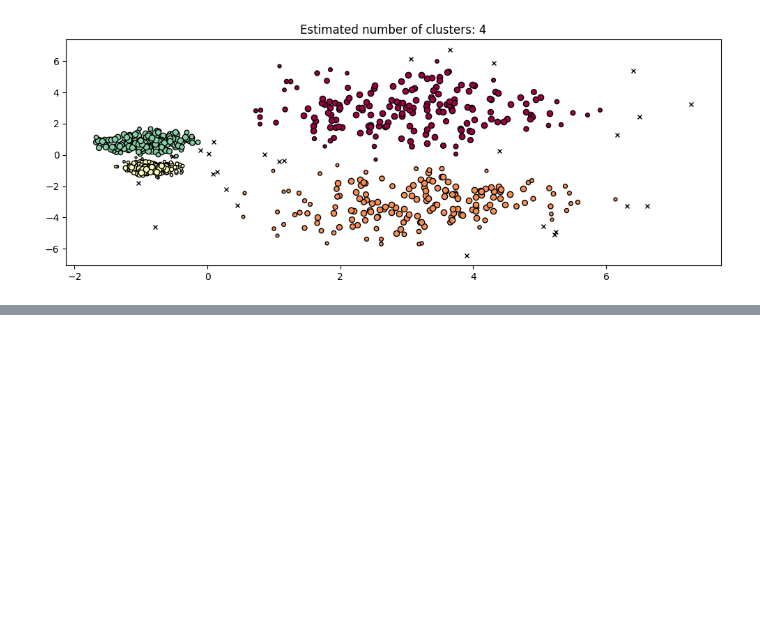
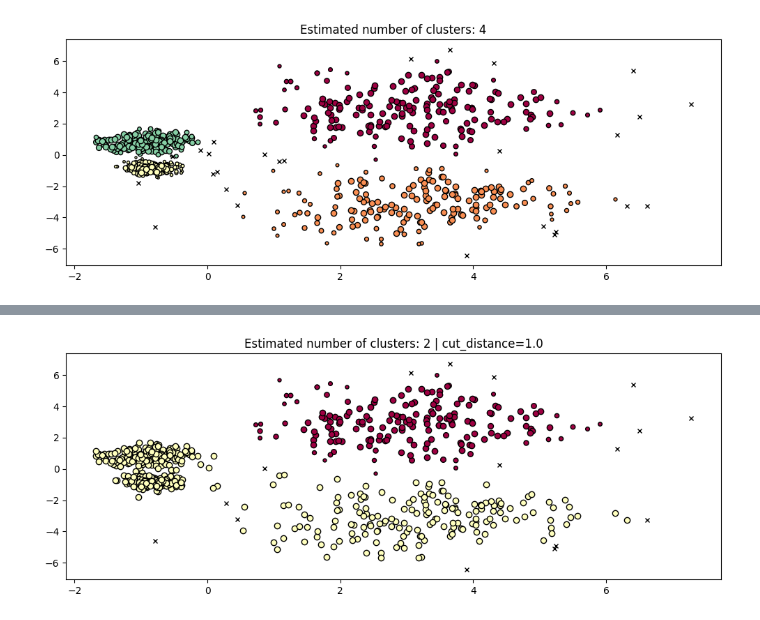
Before and after one commit to Firmank123/ML_SMT5, a Jupyter notebook: 2341720099_M_Firmansyah_JS5_ML.ipynb, the cells around one changed output, grey strips where cells are left out. Saved outputs shown, nothing was run; the diff lists cells and outputs as text; code cells hidden in the pictures; blank space fills up the shorter version.

```diff
--- a/2341720099_M_Firmansyah_JS5_ML.ipynb
+++ b/2341720099_M_Firmansyah_JS5_ML.ipynb
@@ -118,0 +131,11 @@ plot(X, hdb.labels_, hdb.probabilities_)
+# %%
+# HDBSCAN with cut_distance parameter
+hdb = hdbscan.HDBSCAN(
+    cluster_selection_method='eom',
+    cluster_selection_epsilon=1.0,
+).fit(X)
+
+# Include the cut_distance parameter in the plot title
+plot(X, hdb.labels_, hdb.probabilities_, parameters={'cut_distance': 1.0})
+# %% [output]
+[figure, added]
```
Also changed, not shown: parts of 2 cells of this notebook.
